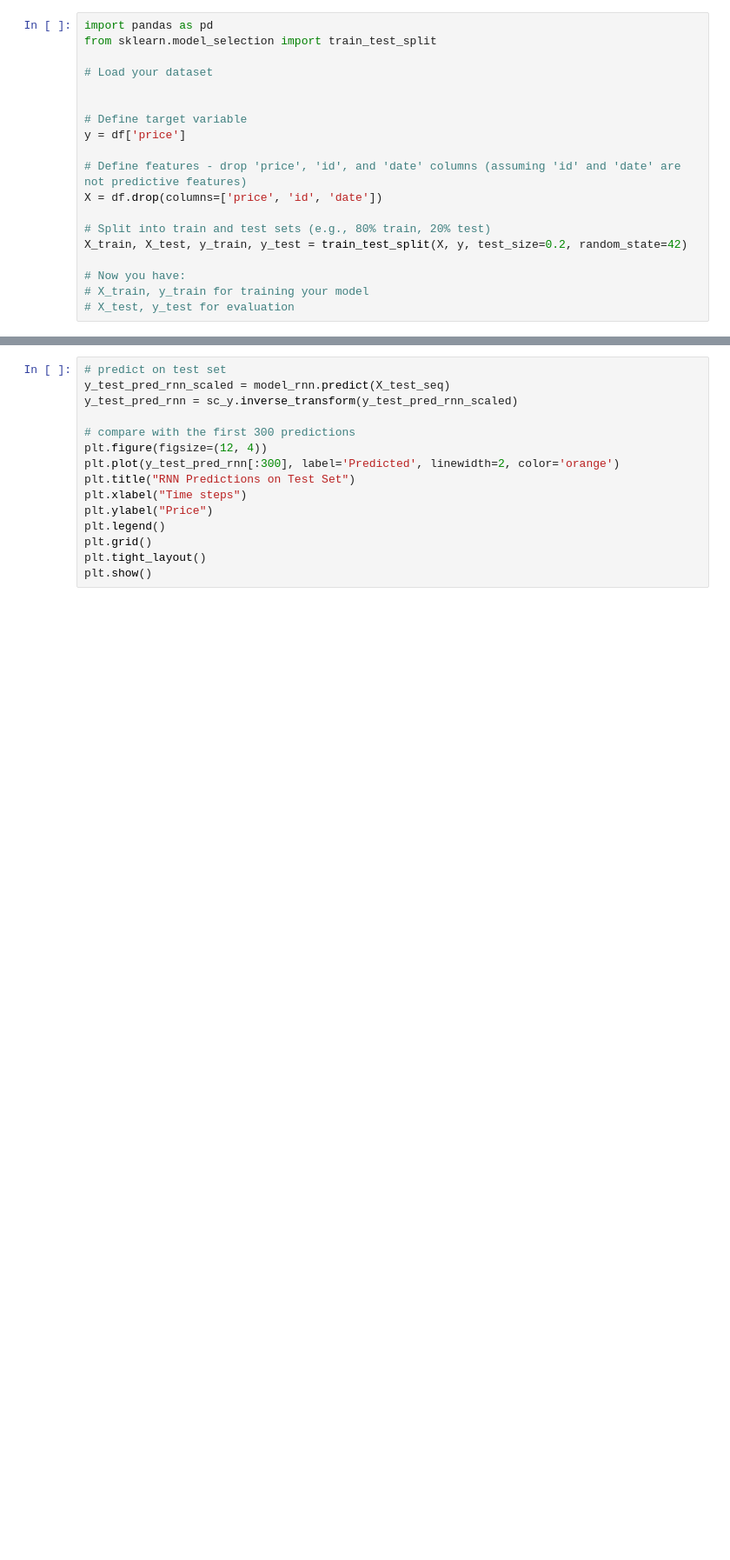
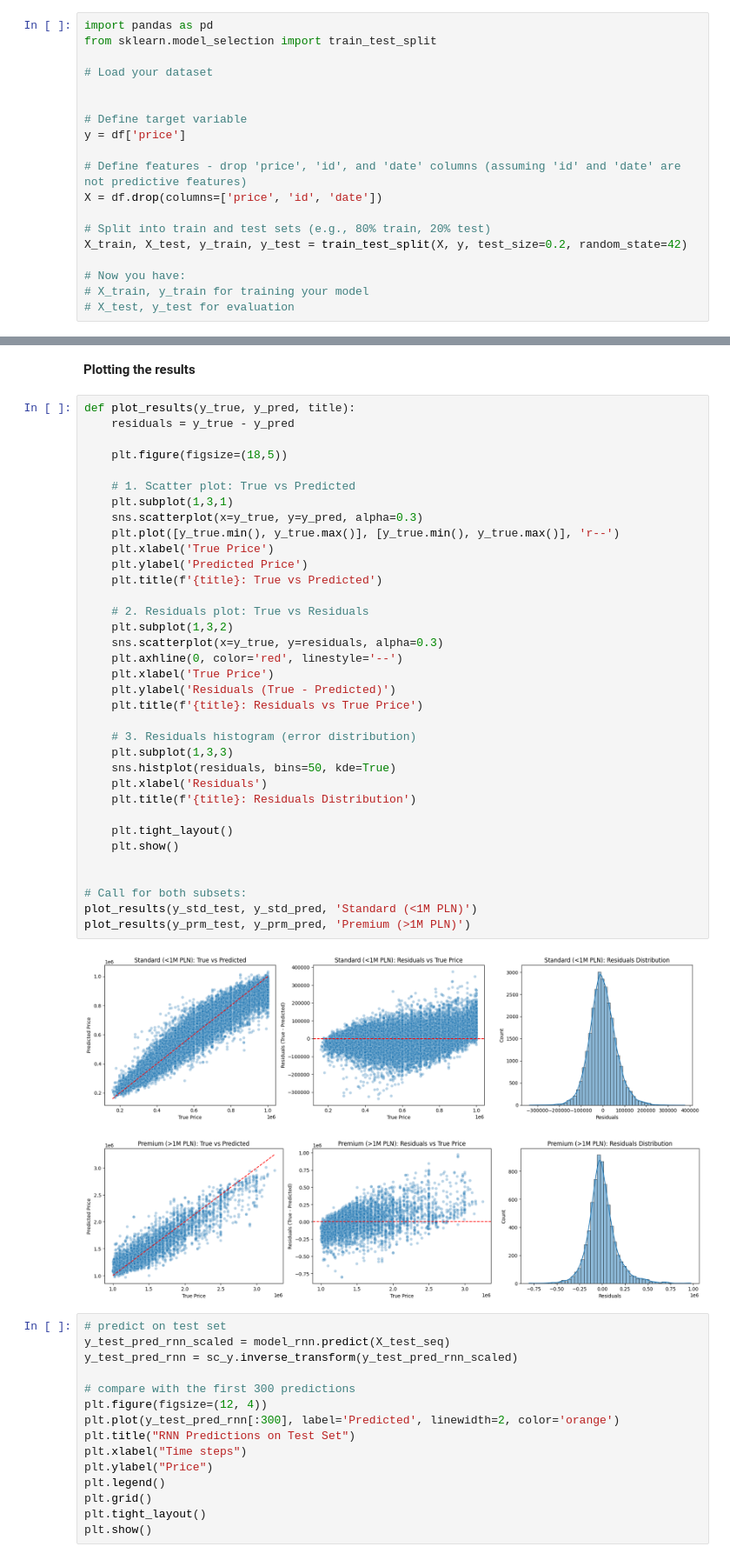
Before and after one commit to JakubSwat/enProject, a Jupyter notebook: training_of_price_predictive_model/prototyping.ipynb, the cells around one changed output, grey strips where cells are left out. Shown at 87% size. Drawn from its saved outputs; the diff is of its cells as text; blank space fills up the shorter version.

```diff
--- a/training_of_price_predictive_model/prototyping.ipynb
+++ b/training_of_price_predictive_model/prototyping.ipynb
@@ -441,3 +552,43 @@ _________________________________________________________________
+# %% [markdown]
+**Plotting the results**
+# %%
+def plot_results(y_true, y_pred, title):
+    residuals = y_true - y_pred
+
+    plt.figure(figsize=(18,5))
+
+    # 1. Scatter plot: True vs Predicted
+    plt.subplot(1,3,1)
+    sns.scatterplot(x=y_true, y=y_pred, alpha=0.3)
+    plt.plot([y_true.min(), y_true.max()], [y_true.min(), y_true.max()], 'r--')
+    plt.xlabel('True Price')
+    plt.ylabel('Predicted Price')
+    plt.title(f'{title}: True vs Predicted')
+
+    # 2. Residuals plot: True vs Residuals
+    plt.subplot(1,3,2)
+    sns.scatterplot(x=y_true, y=residuals, alpha=0.3)
+    plt.axhline(0, color='red', linestyle='--')
+    plt.xlabel('True Price')
+    plt.ylabel('Residuals (True - Predicted)')
+    plt.title(f'{title}: Residuals vs True Price')
+
+    # 3. Residuals histogram (error distribution)
+    plt.subplot(1,3,3)
+    sns.histplot(residuals, bins=50, kde=True)
+    plt.xlabel('Residuals')
+    plt.title(f'{title}: Residuals Distribution')
+
+    plt.tight_layout()
+    plt.show()
+
+
+# Call for both subsets:
+plot_results(y_std_test, y_std_pred, 'Standard (<1M PLN)')
+plot_results(y_prm_test, y_prm_pred, 'Premium (>1M PLN)')
+# %% [output]
+[figure, added]
+[figure, added]
 # %%
 # predict on test set
 y_test_pred_rnn_scaled = model_rnn.predict(X_test_seq)
```
Also changed, not shown: parts of 13 cells of this notebook.
